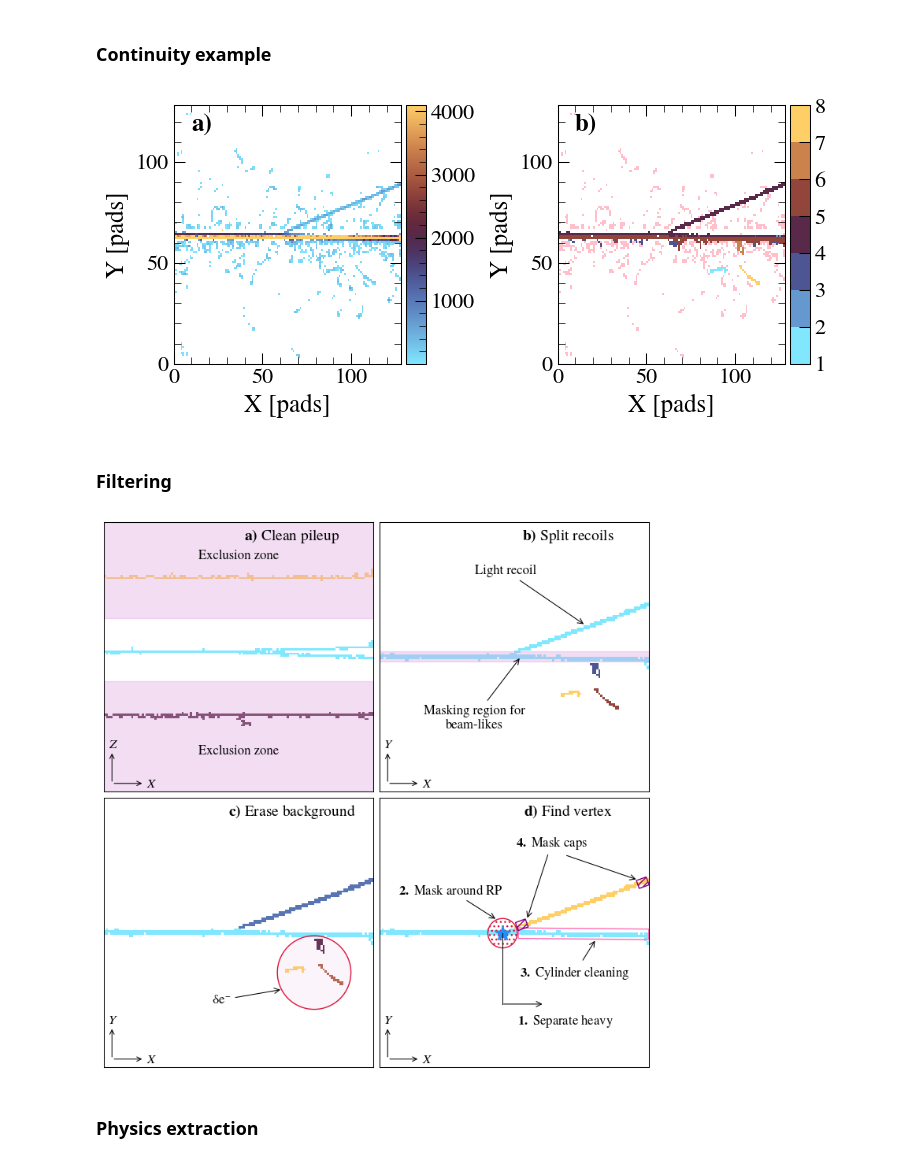
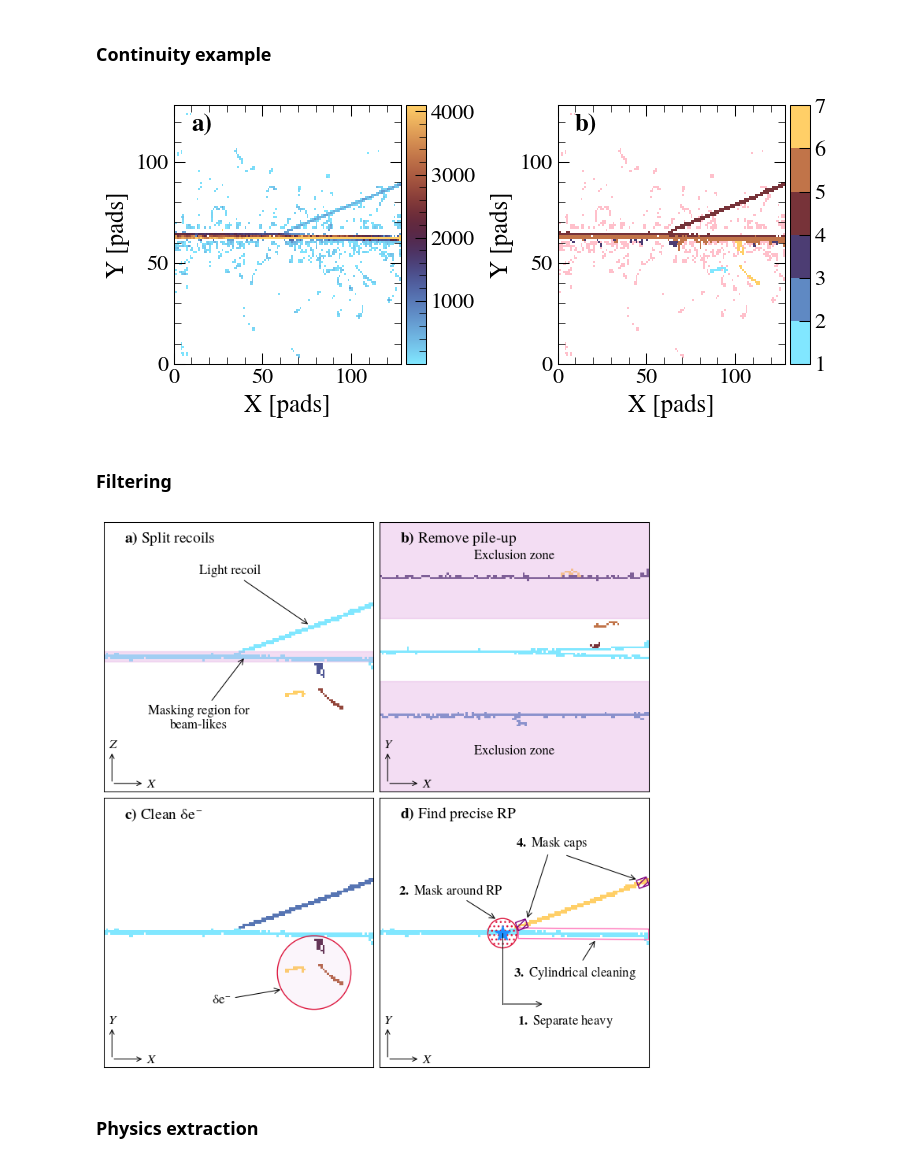
Before and after one commit to loopset/e796-analysis, a Jupyter notebook: Publications/analysis/track_reconstruction.ipynb, the cells around one changed output. Cells and saved outputs as stored; diff of their text form; code cells hidden in the pictures.

Commit message:
final cute track reconstruction figures

```diff
--- a/Publications/analysis/track_reconstruction.ipynb
+++ b/Publications/analysis/track_reconstruction.ipynb
@@ -27,6 +27,3 @@ sys.path.append("../")
 import styling as sty
 # %% [markdown]
 ### 3D event with projections
-# %%
-tpcdata = r.TFile("../Code/Events/run_155_entry_1296.root").Get("TPCData") #type: ignore
-ev = TPCInterface(tpcdata)
@@ -152,7 +60,11 @@ def get_TPCData(file: str)->object:
     f = r.TFile(file) #type: ignore
     return f.Get("TPCData")
 
-ev = evs[-1]
+tpc = get_TPCData("../Code/Events/run_240_entry_23875.root")
+# Remove low pileup cluster that makes plots ugly
+tpc.fClusters = [cl for i, cl in enumerate(tpc.fClusters) if i != 1]
+
+chosen = TPCInterface(tpc)
 # %% [markdown]
 But add delta electron from run 157 entry 5682
 # %%
@@ -185,18 +196,18 @@ evdelta.plot(ax=ax, isCluster=False)
 fig, axs = plt.subplots(1, 2, figsize=(7.5, 3.5))
 # Raw content
 ax: mplaxes.Axes = axs[0]
-ev.plot(ax=ax, cbar=True)
+chosen.plot(ax=ax, cbar=True)
 
 # Cluster
 ax = axs[1]
 plt.sca(ax)
-ev.plot(ax=ax, proj="xy", isCluster=True, withNoise=True)
+chosen.plot(ax=ax, proj="xy", isCluster=True, withNoise=True)
 
 phys.utils.annotate_subplots(axs)
 fig.tight_layout()
 fig.savefig(sty.thesis + "continuity.pdf", dpi=300)
 # %% [output]
-[figure, old version]
+[figure, new version]
 # %% [markdown]
 ### Filtering
 # %%
@@ -221,15 +232,15 @@ def sort_by_size(e: TPCInterface, custom: list = []) -> None:
     e.fVoxels = v
     e.fLines = l
 
+# Clone to avoid modifications to chosen
+ev = copy.deepcopy(chosen)
+sort_by_size(ev)
 
 # Clean pileup
+# Delete pileup blocking axis label
+# ev.fVoxels = {k: v for k,v in ev.fVoxels.items() if k != 3}
 
-sort_by_size(ev)
-
-# Delete pileup blocking axis label
-ev.fVoxels = {k: v for k,v in ev.fVoxels.items() if k != 3}
-
-ax: mplaxes.Axes = axs[0, 0]
+ax: mplaxes.Axes = axs[0, 1]
 ev.plot(proj="xz", ax=ax, isCluster=True, cbar=False)
 # Draw exclusion areas
 pilelow = 210.0 / 4
@@ -248,7 +259,7 @@ add_deltae(evplp)
 sort_by_size(evplp)
 
 # Break chi2
-ax = axs[0, 1]
+ax = axs[0, 0]
 evplp.plot(proj="xy", isCluster=True, ax=ax)
 refline = evplp.fLines[0].fPoint[:2]
 refline[1] -= 1
@@ -328,7 +339,7 @@ rect = mplpatch.Rectangle(
 )
 ax.add_patch(rect)
 ax.annotate(
-    r"$\mathbf{3.}$ Cylinder cleaning",
+    r"$\mathbf{3.}$ Cylindrical cleaning",
     xy=(103, 61),
     xytext=(93, 45),
     **annsty,
@@ -384,42 +395,42 @@ labelsty = {
     "fontstyle": "italic",
 }
 # Subplots titles
-titles = ["Clean pileup", "Split recoils", "Erase background", "Find vertex"]
+titles = ["Split recoils", "Remove pile-up", r"Clean $\delta e^-$", "Find precise RP"]
 for i, ax in enumerate(axs.flat):
     ax.annotate("X", xy=(0.175, 0.03), xycoords="axes fraction", **labelsty)
     ax.annotate(
         "",
         xy=(0.15, 0.03),
         xycoords="axes fraction",
         xytext=(0.03, 0.03),
         arrowprops=dict(arrowstyle="->", linewidth=0.75),
     )
     ax.annotate(
         "Z" if i == 0 else "Y", xy=(0.03, 0.175), xycoords="axes fraction", **labelsty
     )
     ax.annotate(
         "",
         xy=(0.03, 0.15),
         xycoords="axes fraction",
         xytext=(0.03, 0.03),
         arrowprops=dict(arrowstyle="->", linewidth=0.75),
     )
     # Title on upper right corner
     aux = chr(97 + i) + ")"
     ax.annotate(
         # rf"$\mathbf{{{i + 1}}}$ {titles[i]}",
         rf"$\mathbf{{{aux}}}$ {titles[i]}",
-        xy=(0.7, 0.95),
+        xy=(0.075, 0.94),
         xycoords="axes fraction",
-        ha="center",
+        ha="left",
         va="center",
         fontsize=14,
     )
 # fig.tight_layout()
 # fig.subplots_adjust(hspace=0.01, wspace=0.01)
 fig.savefig(sty.thesis + "filtering.pdf", dpi=600)
 # %% [output]
-[figure, old version]
+[figure, new version]
 # %% [markdown]
 ### Physics extraction
 # %%
```
Also changed, not shown: parts of 5 cells of this notebook.
